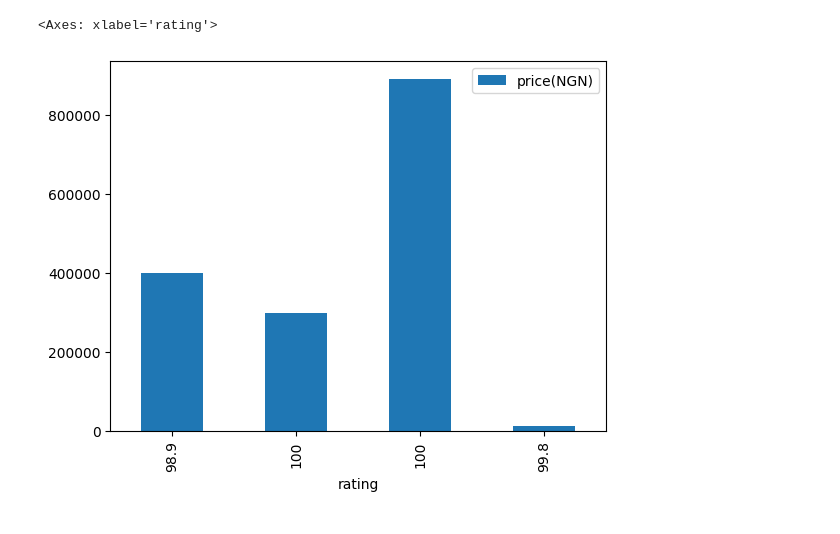
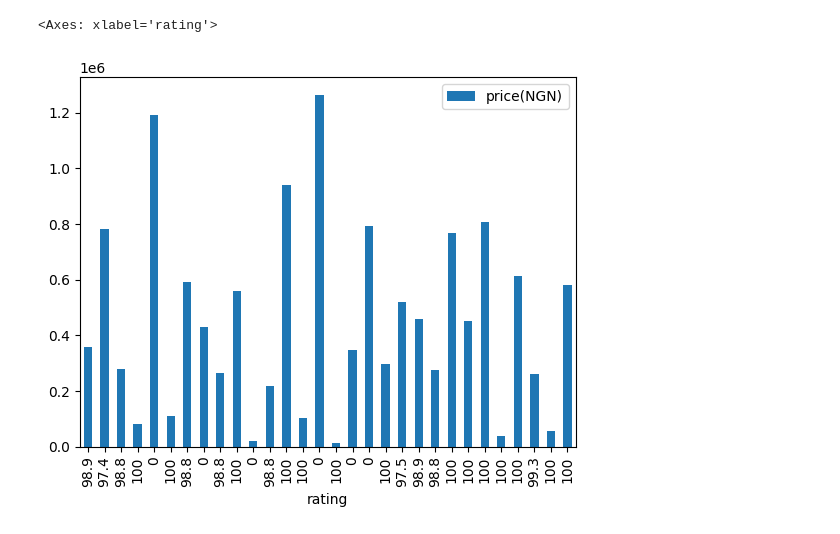
Before and after one commit to Davidojekunle/Pandas, a Jupyter notebook: Analysis_with_python/tv_analysis.ipynb, the cells around one changed output. Saved outputs shown, nothing was run; the diff lists cells and outputs as text; code cells hidden in the pictures.

```diff
--- a/Analysis_with_python/tv_analysis.ipynb
+++ b/Analysis_with_python/tv_analysis.ipynb
@@ -79,4 +86,5 @@ The average price in naira #400008.0
 # %%
-df.plot.bar(x='rating', y='price(USD)')
+df_head = df.head(30)
+df_head.plot.bar(x='rating', y='price(USD)')
 # %% [output]
 <Axes: xlabel='rating'>
@@ -91,9 +99,9 @@ freq        2
 Name: rating, dtype: object
 # %%
-df.plot.bar(x='rating', y='price(NGN)')
+df_head.plot.bar(x='rating', y='price(NGN)')
 # %% [output]
 <Axes: xlabel='rating'>
-[figure, old version]
+[figure, new version]
 # %%
 plt.figure(figsize=(10, 5))
 df['price(USD)'].hist(bins=20, edgecolor='black')
```
Also changed, not shown: parts of 9 cells of this notebook, 27 other files.
